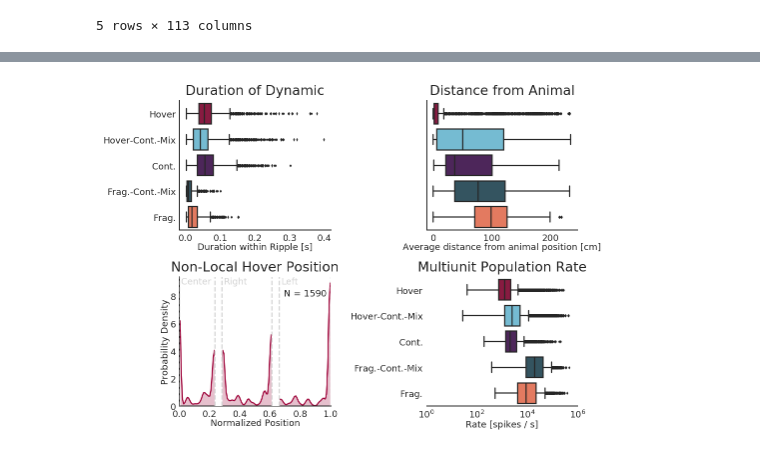
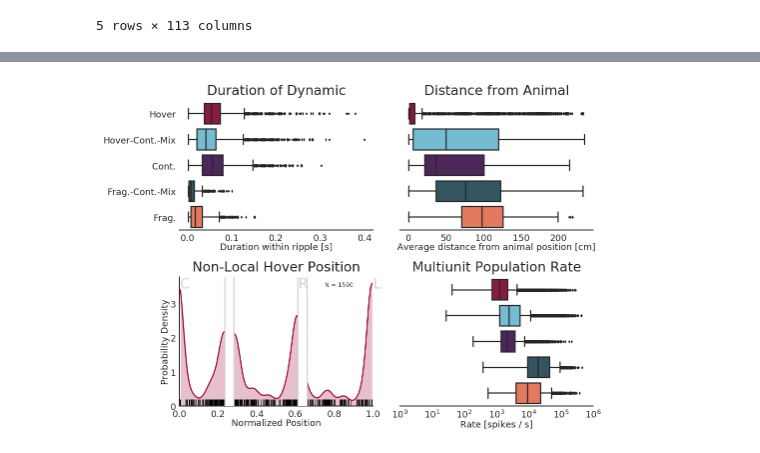
Before and after one commit to Eden-Kramer-Lab/replay_trajectory_paper, a Jupyter notebook: notebooks/Figure4.ipynb, the cells around one changed output, grey strips where cells are left out. Cells and saved outputs as stored; diff of their text form; code cells hidden in the pictures.

Commit message:
Update figures

```diff
--- a/notebooks/Figure4.ipynb
+++ b/notebooks/Figure4.ipynb
@@ -136,42 +184,52 @@ norm_non_local_hover = (
     ].left_well_position
 )
 
-sns.kdeplot(
+sns.distplot(
     norm_non_local_hover,
-    bw=0.01,
-    cut=0,
-    shade=True,
-    facecolor=STATE_COLORS["Hover"],
+    kde_kws=dict(
+        bw=0.025, cut=0, shade=True, facecolor=STATE_COLORS["Hover"], legend=False,
+    ),
+    rug_kws=dict(color="black", alpha=0.5),
+    kde=True,
+    rug=True,
+    hist=False,
     color=STATE_COLORS["Hover"],
-    legend=False,
     ax=axes[1, 0],
 )
 axes[1, 0].set_xlabel("Normalized Position")
 axes[1, 0].set_ylabel("Probability Density")
 plot_linear_position_markers(
-    replay_info, is_normalized=True, jitter=0.01, zorder=100, alpha=1, ax=axes[1, 0]
+    replay_info,
+    is_normalized=True,
+    jitter=0.00,
+    zorder=101,
+    alpha=1,
+    ax=axes[1, 0],
+    linestyle="-",
+    fontsize=14,
 )
 
-sns.despine()
+sns.despine(ax=axes[1, 0])
 axes[1, 0].set_xlim((0, 1))
 axes[1, 0].set_title("Non-Local Hover Position")
 n_non_local = norm_non_local_hover.size
-axes[1, 0].text(0.69, 8, f"N = {n_non_local}", zorder=1000, fontsize=9)
+axes[1, 0].text(0.75, 3.5, f"N = {n_non_local}", zorder=100, fontsize=6)
 
 # Population firing rate
 _plot_category(
     replay_info,
     "population_rate",
     kind="box",
     ax=axes[1, 1],
     fliersize=fliersize,
     saturation=saturation,
 )
+axes[1, 1].set_yticklabels([])
 axes[1, 1].set_xscale("log")
 axes[1, 1].set_xlim((1e0, 1e6))
 axes[1, 1].set_xlabel("Rate [spikes / s]")
 axes[1, 1].set_title("Multiunit Population Rate")
 
 save_figure("figure4_dynamics_summary")
 # %% [output]
-[figure, old version]
+[figure, new version]
```
Also changed, not shown: parts of 2 cells of this notebook, 3 other files.
